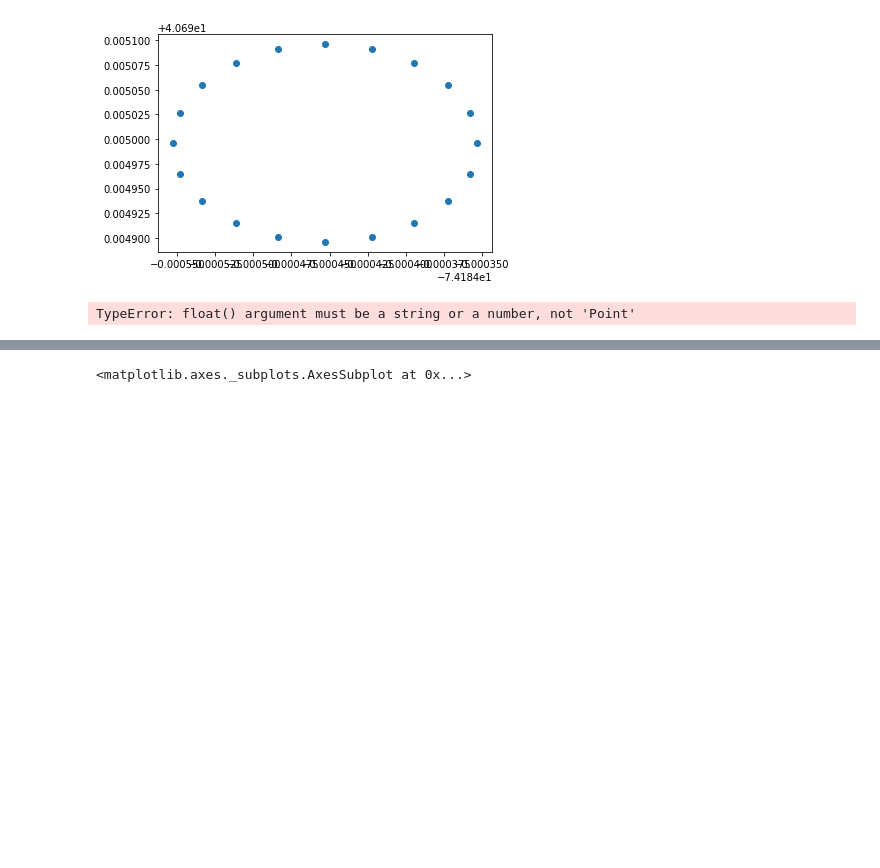
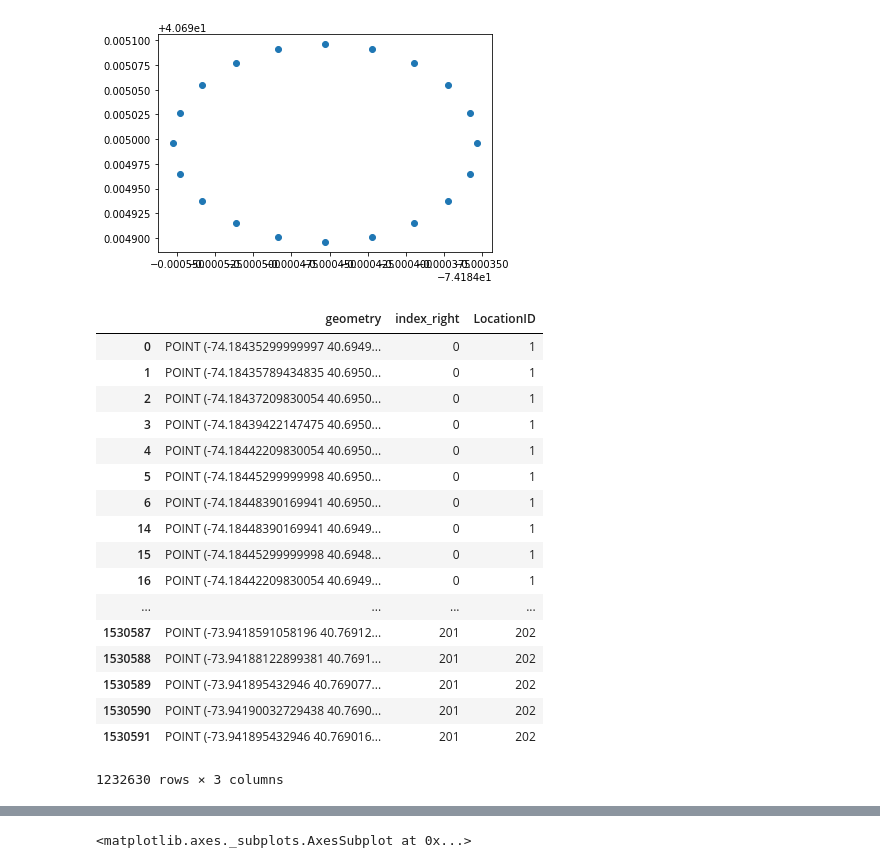
Before and after one commit to r-shekhar/NYC-transport, a Jupyter notebook: 10_parquet_add_taxi_zones/nn_classifier.ipynb, the cells around one changed output, grey strips where cells are left out. Cells and saved outputs as stored; diff of their text form; code cells hidden in the pictures; blank space fills up the shorter version.

```diff
--- a/10_parquet_add_taxi_zones/nn_classifier.ipynb
+++ b/10_parquet_add_taxi_zones/nn_classifier.ipynb
@@ -70,6 +63,4 @@ plt.plot(*(l3[:20]).T, 'o')
 [<matplotlib.lines.Line2D at 0x...>]
 [figure]
 # %%
-l3 = np.array([Point(xy) for xy in l3])
+pointed = [Point(xy) for xy in zip(*l3.T)]
-# %% [output]
-TypeError: float() argument must be a string or a number, not 'Point'
@@ -79,0 +72,21 @@ s['geom_type'] = s.geometry.type
+# %%
+joined
+# %% [output]
+|  | geometry | index_right | LocationID |
+| 0 | POINT (-74.18435299999997 40.6949... | 0 | 1 |
+| 1 | POINT (-74.18435789434835 40.6950... | 0 | 1 |
+| 2 | POINT (-74.18437209830054 40.6950... | 0 | 1 |
+| 3 | POINT (-74.18439422147475 40.6950... | 0 | 1 |
+| 4 | POINT (-74.18442209830054 40.6950... | 0 | 1 |
+| 5 | POINT (-74.18445299999998 40.6950... | 0 | 1 |
+| 6 | POINT (-74.18448390169941 40.6950... | 0 | 1 |
+| 14 | POINT (-74.18448390169941 40.6949... | 0 | 1 |
+| 15 | POINT (-74.18445299999998 40.6948... | 0 | 1 |
+| 16 | POINT (-74.18442209830054 40.6949... | 0 | 1 |
+| ... | ... | ... | ... |
+| 1530587 | POINT (-73.9418591058196 40.76912... | 201 | 202 |
+| 1530588 | POINT (-73.94188122899381 40.7691... | 201 | 202 |
+| 1530589 | POINT (-73.941895432946 40.769077... | 201 | 202 |
+| 1530590 | POINT (-73.94190032729438 40.7690... | 201 | 202 |
+| 1530591 | POINT (-73.941895432946 40.769016... | 201 | 202 |
+1232630 rows × 3 columns
```
Also changed, not shown: parts of 12 cells of this notebook.
